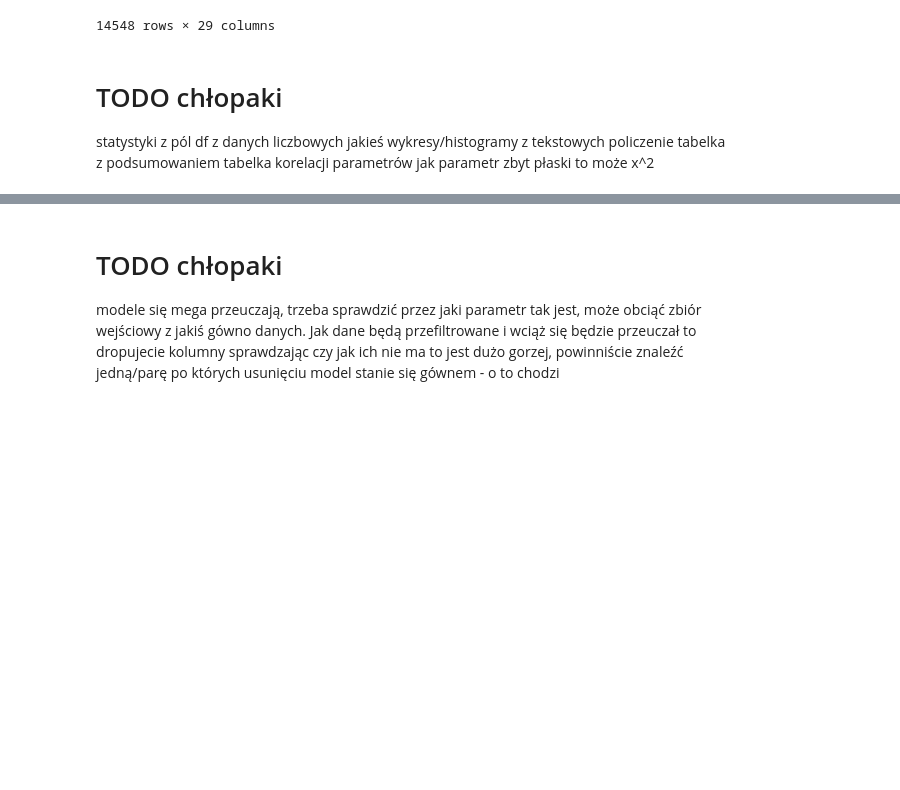
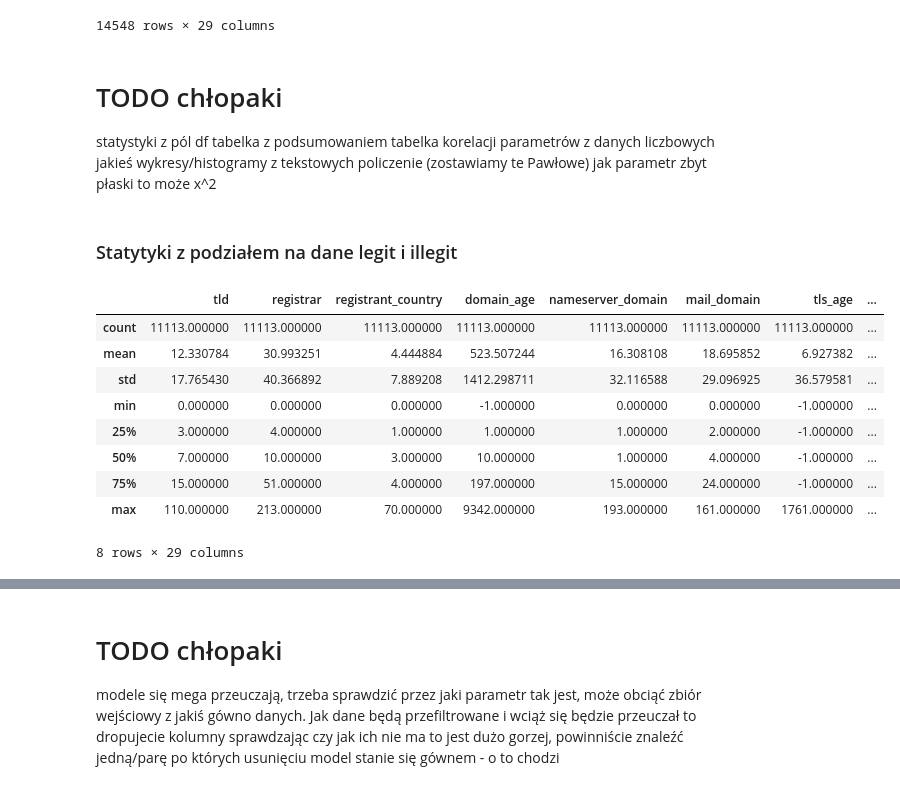
Before and after one commit to mksochota16/antiGrandmaScammer, a Jupyter notebook: grandma_analyzer/notebooks/notebook.ipynb, the cells around one changed output, grey strips where cells are left out. Saved outputs shown, nothing was run; the diff lists cells and outputs as text; code cells hidden in the pictures; blank space fills up the shorter version.

```diff
--- a/grandma_analyzer/notebooks/notebook.ipynb
+++ b/grandma_analyzer/notebooks/notebook.ipynb
@@ -118,8 +123,8 @@ all_df_ml_ready
 # %% [markdown]
 # TODO chłopaki
 statystyki z pól df
-z danych liczbowych jakieś wykresy/histogramy
-z tekstowych policzenie
 tabelka z podsumowaniem
 tabelka korelacji parametrów
+z danych liczbowych jakieś wykresy/histogramy
+z tekstowych policzenie (zostawiamy te Pawłowe)
 jak parametr zbyt płaski to może x^2
@@ -125,0 +134,16 @@ jak parametr zbyt płaski to może x^2
+# %% [markdown]
+### Statytyki z podziałem na dane legit i illegit
+# %%
+stats_illegit = all_df_ml_ready_illegit.describe()
+stats_illegit
+# %% [output]
+|  | tld | registrar | registrant_country | domain_age | nameserver_domain | mail_domain | tls_age | ... |
+| count | 11113.000000 | 11113.000000 | 11113.000000 | 11113.000000 | 11113.000000 | 11113.000000 | 11113.000000 | ... |
+| mean | 12.330784 | 30.993251 | 4.444884 | 523.507244 | 16.308108 | 18.695852 | 6.927382 | ... |
+| std | 17.765430 | 40.366892 | 7.889208 | 1412.298711 | 32.116588 | 29.096925 | 36.579581 | ... |
+| min | 0.000000 | 0.000000 | 0.000000 | -1.000000 | 0.000000 | 0.000000 | -1.000000 | ... |
+| 25% | 3.000000 | 4.000000 | 1.000000 | 1.000000 | 1.000000 | 2.000000 | -1.000000 | ... |
+| 50% | 7.000000 | 10.000000 | 3.000000 | 10.000000 | 1.000000 | 4.000000 | -1.000000 | ... |
+| 75% | 15.000000 | 51.000000 | 4.000000 | 197.000000 | 15.000000 | 24.000000 | -1.000000 | ... |
+| max | 110.000000 | 213.000000 | 70.000000 | 9342.000000 | 193.000000 | 161.000000 | 1761.000000 | ... |
+8 rows × 29 columns
```
Also changed, not shown: parts of 10 cells of this notebook.
